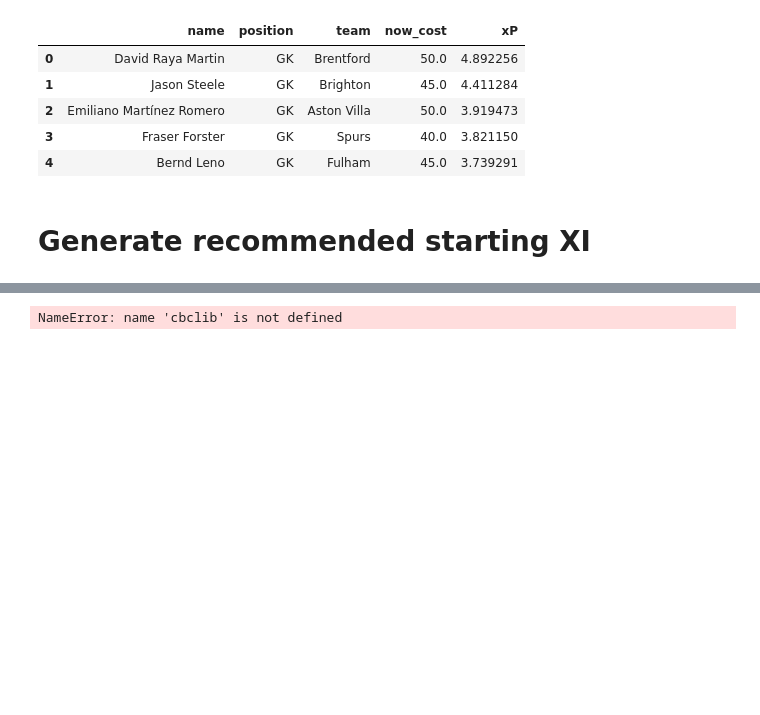
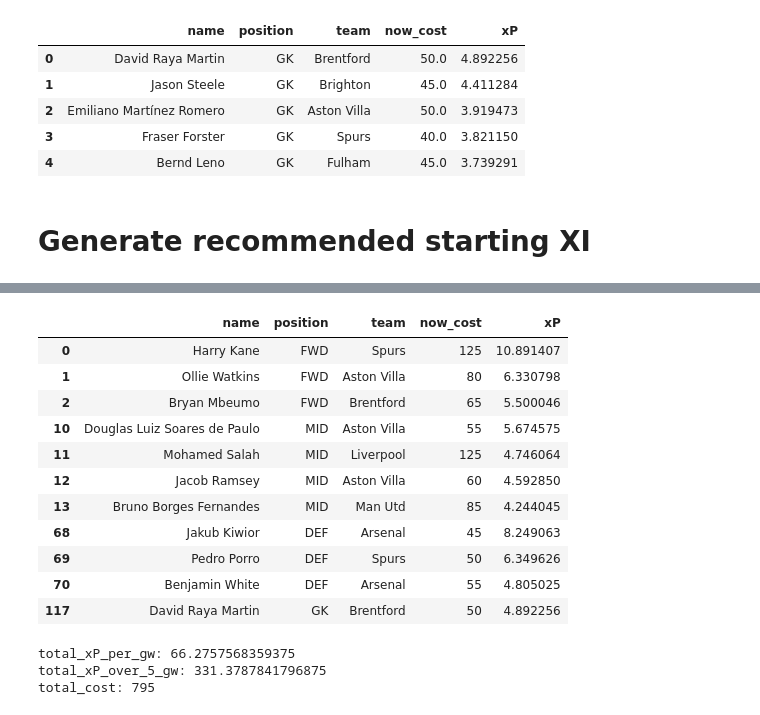
Before and after one commit to tz1211/FPL-Moneyball, a Jupyter notebook: code/prediction_pipeline/prediction_pipeline.ipynb, the cells around one changed output, grey strips where cells are left out. Drawn from its saved outputs; the diff is of its cells as text; code cells hidden in the pictures; blank space fills up the shorter version.

```diff
--- a/code/prediction_pipeline/prediction_pipeline.ipynb
+++ b/code/prediction_pipeline/prediction_pipeline.ipynb
@@ -230,45 +230,16 @@ df_gk_out.head()
 | 4 | Bernd Leno | GK | Fulham | 45.0 | 3.739291 |
 # %% [markdown]
 # Generate recommended starting XI
-# %%
-from mip import Model, xsum, maximize, BINARY
-
-def knapsack_fpl_xi(df_players, budget, fwd_count, mid_count, def_count, gk_count):
-    num_players = len(df_players)
-
-    # create model
-    model = Model(sense=maximize)
-
-    # define decision variables
-    selected = [model.add_var(var_type=BINARY) for _ in df_players]
-
-    # add budget constraint
-    model += sum(selected[i] * df_players.iloc[i]["now_cost"] for i in range()) <= budget
-
-    # add position constraints
-    model += xsum(selected[i] for i in range(num_players) if df_players.iloc[i]["position"] == "FWD") == fwd_count
-    model += xsum(selected[i] for i in range(num_players) if df_players.iloc[i]["position"] == "MID") == mid_count
-    model += xsum(selected[i] for i in range(num_players) if df_players.iloc[i]["position"] == "DEF") == def_count
-    model += xsum(selected[i] for i in range(num_players) if df_players.iloc[i]["position"] == "GK") == gk_count
-
-    # set objective function
-    model.objective = xsum(selected[i] * df_players.iloc[i]["xP"] for i in range(num_players))
-
-    model.optimize()
-
-    selected_players = [df_players.iloc[i] for i, var in enumerate(selected) if var.x >= 0.99]
-
-    return selected_players
 # %%
 budget = 835
-fwd_count = 2
-mid_count = 5
+fwd_count = 3
+mid_count = 4
 def_count = 3
 gk_count = 1
 
-df_players = pd.concat([df_fwd_out, df_mid_out, df_def_out, df_gk_out])
+df_players = pd.concat([df_fwd_out, df_mid_out, df_def_out, df_gk_out], ignore_index=True)
 df_players["now_cost"] = df_players["now_cost"].astype("int")
 # %%
-selected_players = knapsack_fpl_xi(df_players, budget, fwd_count, mid_count, def_count, gk_count)
-selected_players
+df_selected = knapsack_fpl_xi(df_players, budget, fwd_count, mid_count, def_count, gk_count)
+df_selected
 # %% [output]
@@ -276 +246,20 @@ An error occurred while loading the CBC library:         cannot load library '/U
-NameError: name 'cbclib' is not defined
+|  | name | position | team | now_cost | xP |
+| 0 | Harry Kane | FWD | Spurs | 125 | 10.891407 |
+| 1 | Ollie Watkins | FWD | Aston Villa | 80 | 6.330798 |
+| 2 | Bryan Mbeumo | FWD | Brentford | 65 | 5.500046 |
+| 10 | Douglas Luiz Soares de Paulo | MID | Aston Villa | 55 | 5.674575 |
+| 11 | Mohamed Salah | MID | Liverpool | 125 | 4.746064 |
+| 12 | Jacob Ramsey | MID | Aston Villa | 60 | 4.592850 |
+| 13 | Bruno Borges Fernandes | MID | Man Utd | 85 | 4.244045 |
+| 68 | Jakub Kiwior | DEF | Arsenal | 45 | 8.249063 |
+| 69 | Pedro Porro | DEF | Spurs | 50 | 6.349626 |
+| 70 | Benjamin White | DEF | Arsenal | 55 | 4.805025 |
+| 117 | David Raya Martin | GK | Brentford | 50 | 4.892256 |
+# %%
+print(f"total_xP_per_gw: {df_selected.xP.sum()}")
+print(f"total_xP_over_5_gw: {df_selected.xP.sum() * 5}")
+print(f"total_cost: {df_selected.now_cost.sum()}")
+# %% [output]
+total_xP_per_gw: 66.2757568359375
+total_xP_over_5_gw: 331.3787841796875
+total_cost: 795
```
Also changed, not shown: parts of 2 cells of this notebook, 1 other file.
